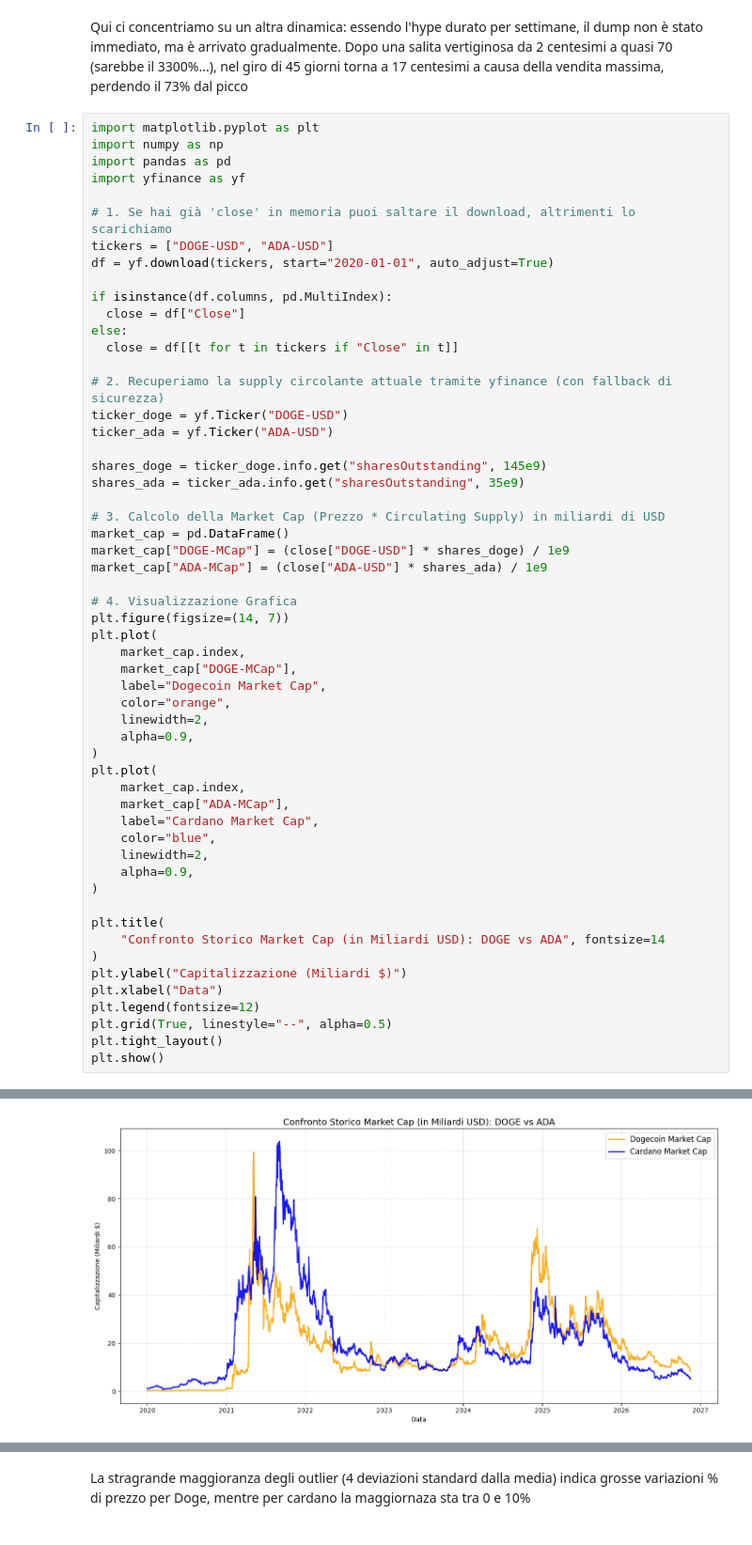
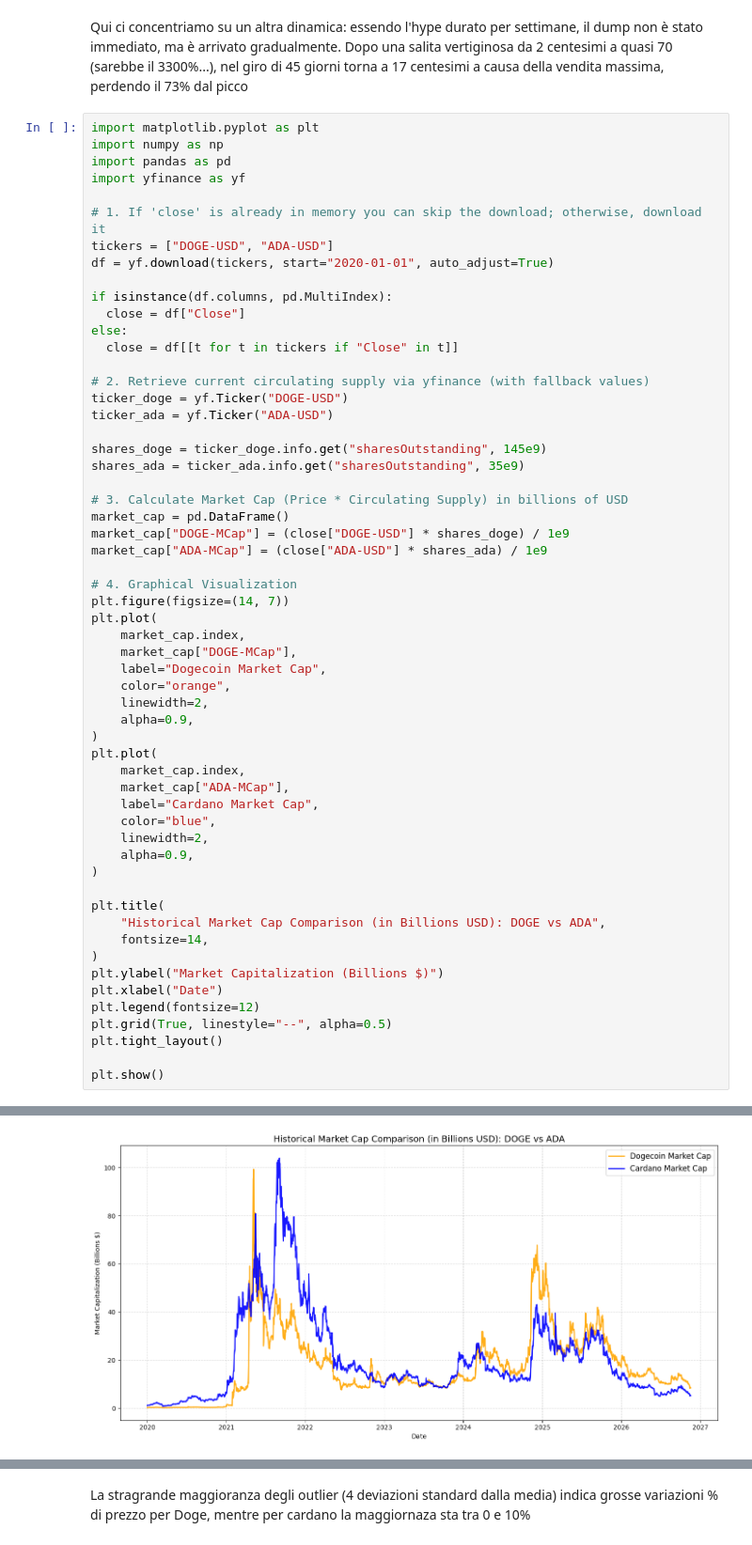
Before and after one commit to ChristianChimi/BLOCKHAIN-ANALYSIS, a Jupyter notebook: Pump_and_dump_DOGE.ipynb, the cells around one changed output, grey strips where cells are left out. Shown at 94% size. Cells and saved outputs as stored; diff of their text form.

```diff
--- a/Pump_and_dump_DOGE.ipynb
+++ b/Pump_and_dump_DOGE.ipynb
@@ -325,7 +325,7 @@ import numpy as np
 import pandas as pd
 import yfinance as yf
 
-# 1. Se hai già 'close' in memoria puoi saltare il download, altrimenti lo scarichiamo
+# 1. If 'close' is already in memory you can skip the download; otherwise, download it
 tickers = ["DOGE-USD", "ADA-USD"]
 df = yf.download(tickers, start="2020-01-01", auto_adjust=True)
 
@@ -334,49 +334,51 @@ if isinstance(df.columns, pd.MultiIndex):
 else:
   close = df[[t for t in tickers if "Close" in t]]
 
-# 2. Recuperiamo la supply circolante attuale tramite yfinance (con fallback di sicurezza)
+# 2. Retrieve current circulating supply via yfinance (with fallback values)
 ticker_doge = yf.Ticker("DOGE-USD")
 ticker_ada = yf.Ticker("ADA-USD")
 
 shares_doge = ticker_doge.info.get("sharesOutstanding", 145e9)
 shares_ada = ticker_ada.info.get("sharesOutstanding", 35e9)
 
-# 3. Calcolo della Market Cap (Prezzo * Circulating Supply) in miliardi di USD
+# 3. Calculate Market Cap (Price * Circulating Supply) in billions of USD
 market_cap = pd.DataFrame()
 market_cap["DOGE-MCap"] = (close["DOGE-USD"] * shares_doge) / 1e9
 market_cap["ADA-MCap"] = (close["ADA-USD"] * shares_ada) / 1e9
 
-# 4. Visualizzazione Grafica
+# 4. Graphical Visualization
 plt.figure(figsize=(14, 7))
 plt.plot(
     market_cap.index,
     market_cap["DOGE-MCap"],
     label="Dogecoin Market Cap",
     color="orange",
     linewidth=2,
     alpha=0.9,
 )
 plt.plot(
     market_cap.index,
     market_cap["ADA-MCap"],
     label="Cardano Market Cap",
     color="blue",
     linewidth=2,
     alpha=0.9,
 )
 
 plt.title(
-    "Confronto Storico Market Cap (in Miliardi USD): DOGE vs ADA", fontsize=14
+    "Historical Market Cap Comparison (in Billions USD): DOGE vs ADA",
+    fontsize=14,
 )
-plt.ylabel("Capitalizzazione (Miliardi $)")
-plt.xlabel("Data")
+plt.ylabel("Market Capitalization (Billions $)")
+plt.xlabel("Date")
 plt.legend(fontsize=12)
 plt.grid(True, linestyle="--", alpha=0.5)
 plt.tight_layout()
+
 plt.show()
 # %% [output]
 [*********************100%***********************]  2 of 2 completed
-[figure, old version]
+[figure, new version]
 # %%
 import matplotlib.pyplot as plt
 import numpy as np
```
Also changed, not shown: parts of 4 cells of this notebook.
